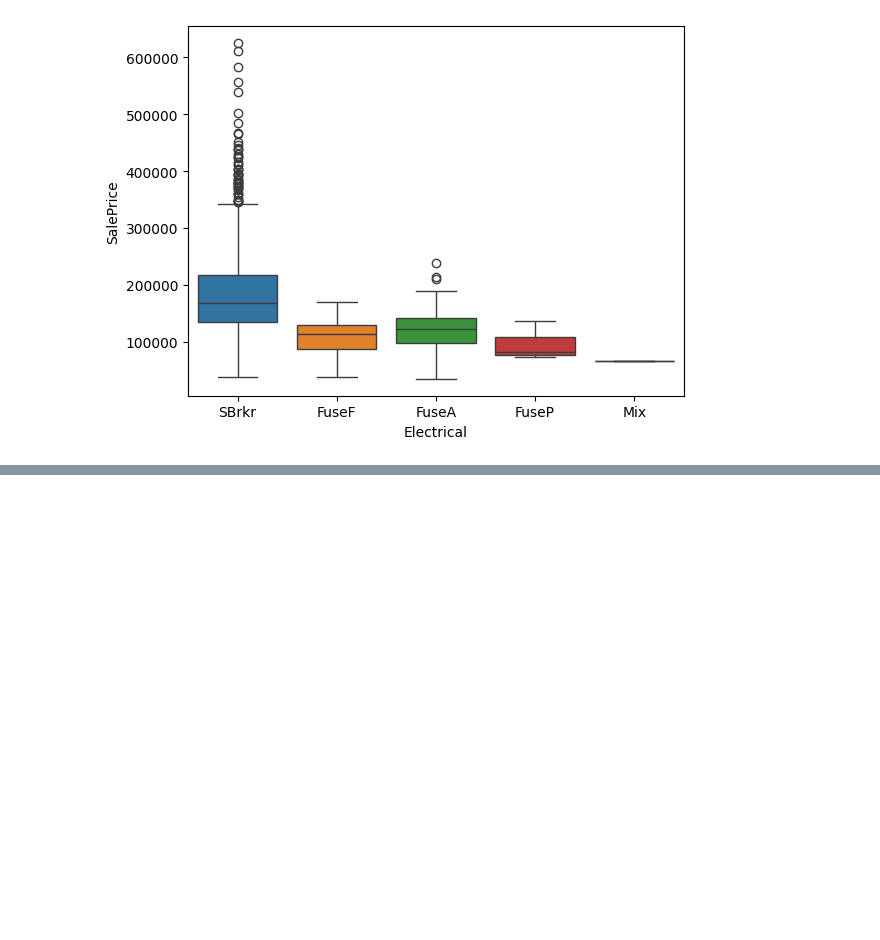
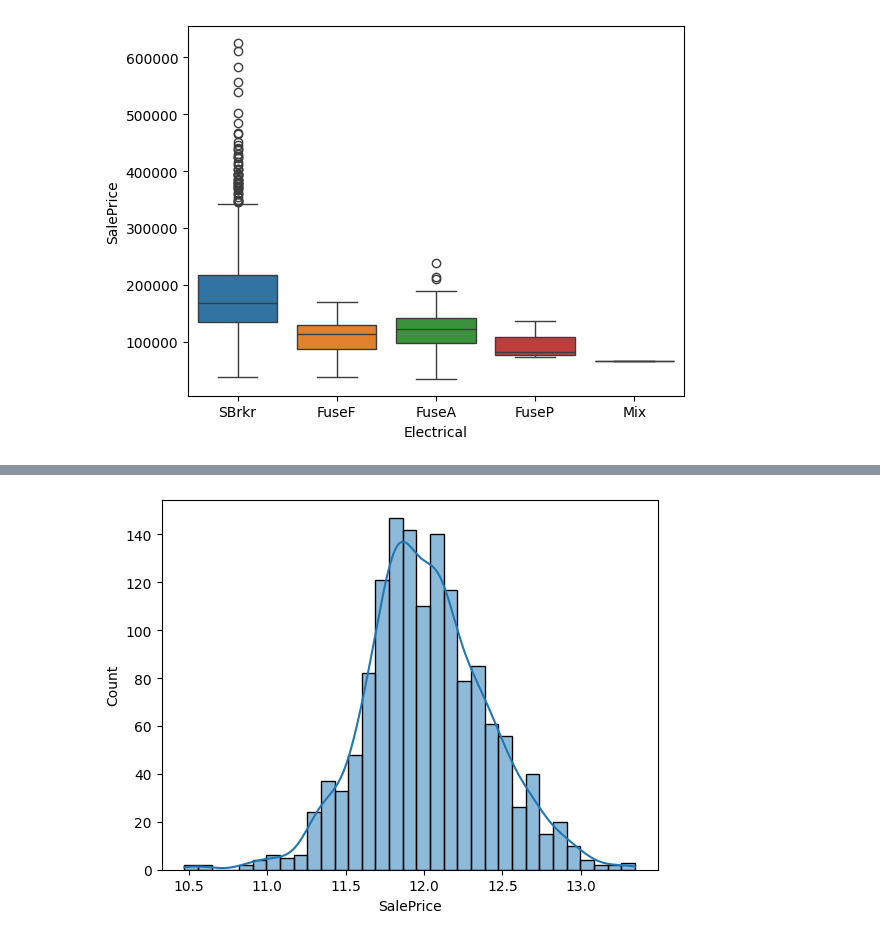
Before and after one commit to akshat-shethia/Kaggle, a Jupyter notebook: house-prices-advanced-regression-techniques/house-prices-advanced-regression-techniques.ipynb, the cells around one changed output, grey strips where cells are left out. Saved outputs shown, nothing was run; the diff lists cells and outputs as text; code cells hidden in the pictures; blank space fills up the shorter version.

```diff
--- a/house-prices-advanced-regression-techniques/house-prices-advanced-regression-techniques.ipynb
+++ b/house-prices-advanced-regression-techniques/house-prices-advanced-regression-techniques.ipynb
@@ -1047,0 +1084,10 @@ test_df = test_df.drop(columns = ["PoolQC", "MiscFeature", "Alley", "Fence", "Ga
+# %%
+train_df["SalePrice"] = np.log1p(train_df["SalePrice"])
+# %%
+sns.histplot(
+    train_df,
+    x=train_df['SalePrice'],
+    kde=True
+);
+# %% [output]
+[figure, added]
```
Also changed, not shown: parts of 27 cells of this notebook.
